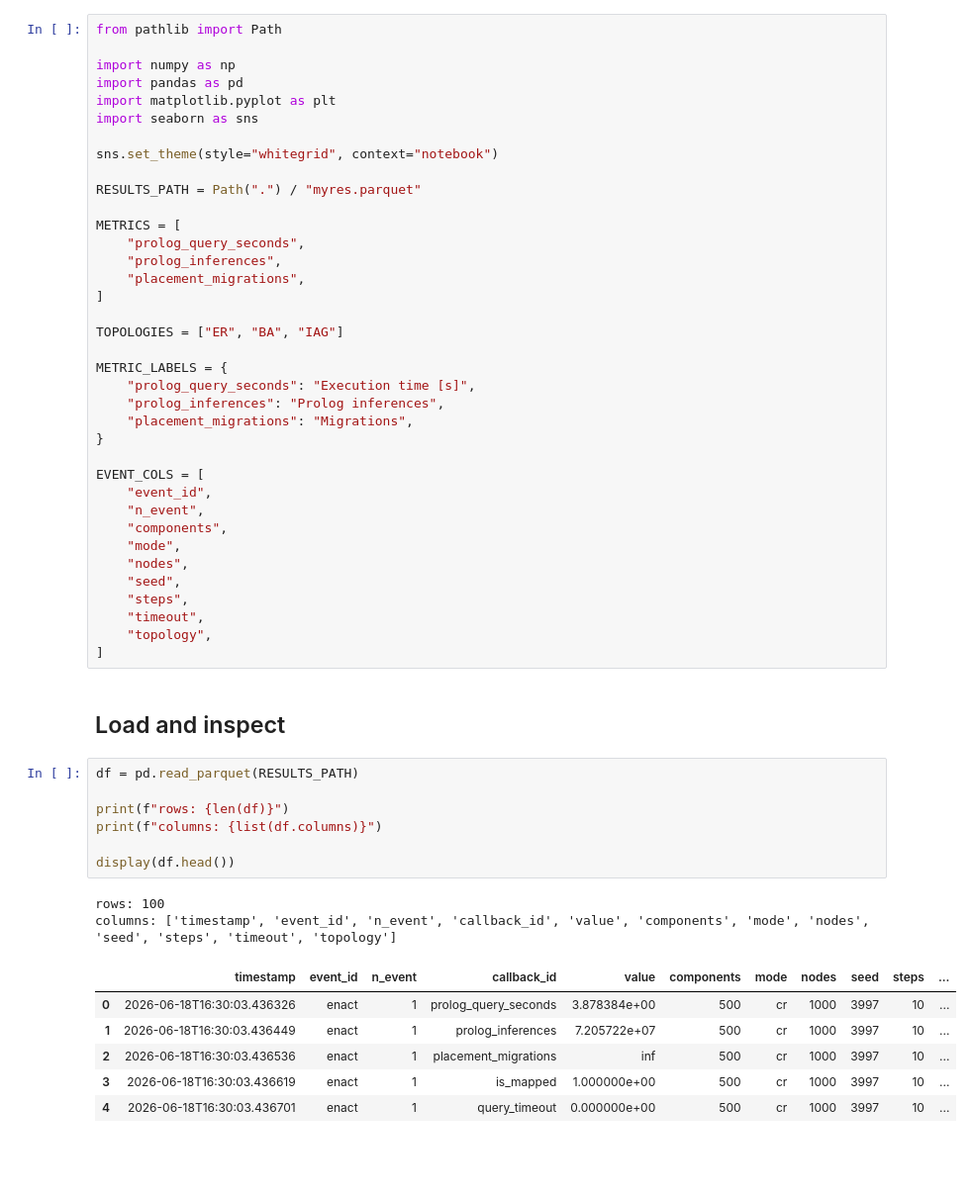
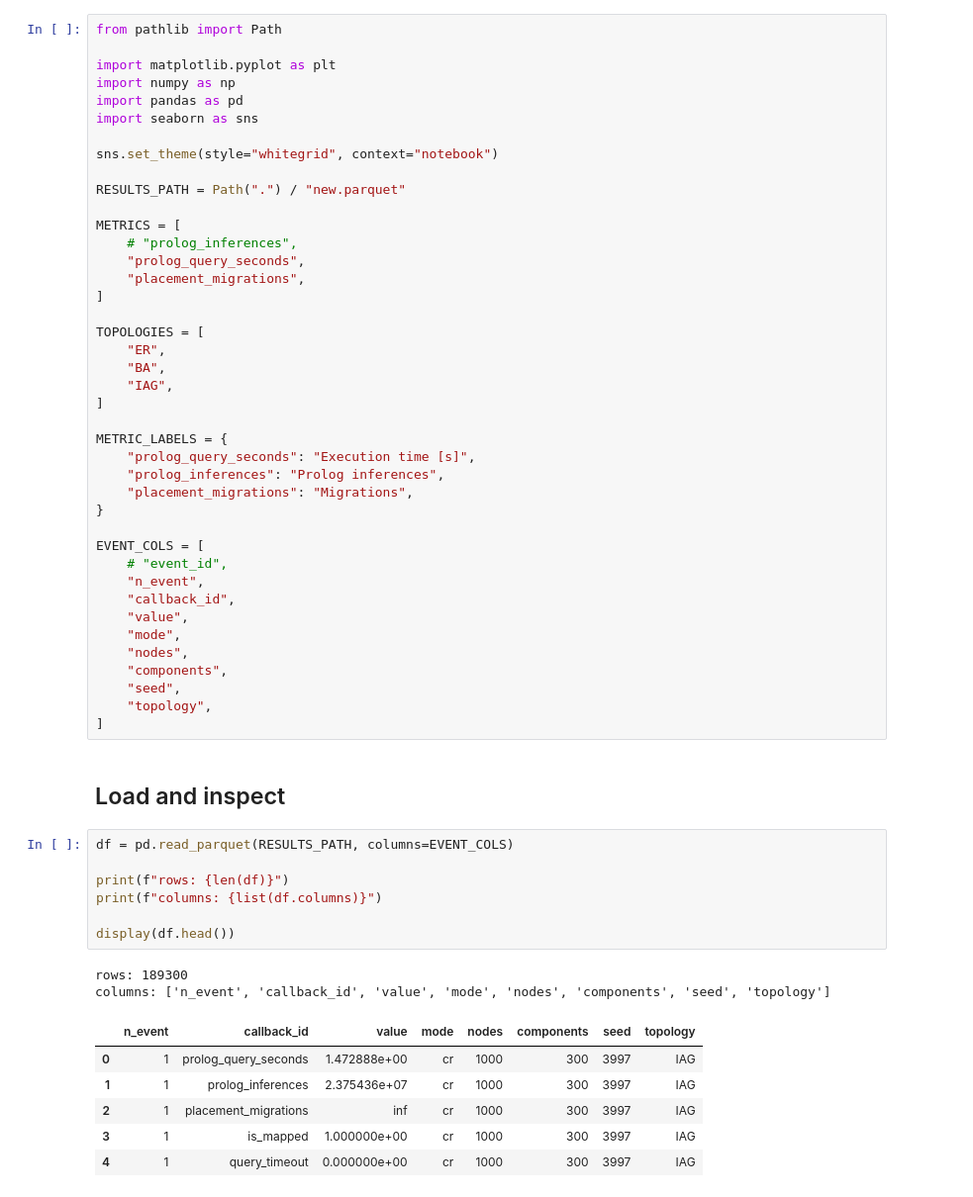
Before and after one commit to di-unipi-socc/sl-cr, a Jupyter notebook: notebooks/analyse.ipynb, the cells around one changed output. Shown at 99% size. Saved outputs shown, nothing was run; the diff lists cells and outputs as text; blank space fills up the shorter version.

```diff
--- a/notebooks/analyse.ipynb
+++ b/notebooks/analyse.ipynb
@@ -9,22 +9,26 @@ The input file is expected to be the merged parquet produced from the experiment
 # %%
 from pathlib import Path
 
+import matplotlib.pyplot as plt
 import numpy as np
 import pandas as pd
-import matplotlib.pyplot as plt
 import seaborn as sns
 
 sns.set_theme(style="whitegrid", context="notebook")
 
-RESULTS_PATH = Path(".") / "myres.parquet"
+RESULTS_PATH = Path(".") / "new.parquet"
 
 METRICS = [
+    # "prolog_inferences",
     "prolog_query_seconds",
-    "prolog_inferences",
     "placement_migrations",
 ]
 
-TOPOLOGIES = ["ER", "BA", "IAG"]
+TOPOLOGIES = [
+    "ER",
+    "BA",
+    "IAG",
+]
 
 METRIC_LABELS = {
     "prolog_query_seconds": "Execution time [s]",
@@ -33,31 +37,31 @@ METRIC_LABELS = {
 }
 
 EVENT_COLS = [
-    "event_id",
+    # "event_id",
     "n_event",
-    "components",
+    "callback_id",
+    "value",
     "mode",
     "nodes",
+    "components",
     "seed",
-    "steps",
-    "timeout",
     "topology",
 ]
 # %% [markdown]
 ## Load and inspect
 # %%
-df = pd.read_parquet(RESULTS_PATH)
+df = pd.read_parquet(RESULTS_PATH, columns=EVENT_COLS)
 
 print(f"rows: {len(df)}")
 print(f"columns: {list(df.columns)}")
 
 display(df.head())
 # %% [output]
-rows: 100
-columns: ['timestamp', 'event_id', 'n_event', 'callback_id', 'value', 'components', 'mode', 'nodes', 'seed', 'steps', 'timeout', 'topology']
+rows: 189300
+columns: ['n_event', 'callback_id', 'value', 'mode', 'nodes', 'components', 'seed', 'topology']
-|  | timestamp | event_id | n_event | callback_id | value | components | mode | nodes | seed | steps | ... |
-| 0 | 2026-06-18T16:30:03.436326 | enact | 1 | prolog_query_seconds | 3.878384e+00 | 500 | cr | 1000 | 3997 | 10 | ... |
-| 1 | 2026-06-18T16:30:03.436449 | enact | 1 | prolog_inferences | 7.205722e+07 | 500 | cr | 1000 | 3997 | 10 | ... |
-| 2 | 2026-06-18T16:30:03.436536 | enact | 1 | placement_migrations | inf | 500 | cr | 1000 | 3997 | 10 | ... |
-| 3 | 2026-06-18T16:30:03.436619 | enact | 1 | is_mapped | 1.000000e+00 | 500 | cr | 1000 | 3997 | 10 | ... |
-| 4 | 2026-06-18T16:30:03.436701 | enact | 1 | query_timeout | 0.000000e+00 | 500 | cr | 1000 | 3997 | 10 | ... |
+|  | n_event | callback_id | value | mode | nodes | components | seed | topology |
+| 0 | 1 | prolog_query_seconds | 1.472888e+00 | cr | 1000 | 300 | 3997 | IAG |
+| 1 | 1 | prolog_inferences | 2.375436e+07 | cr | 1000 | 300 | 3997 | IAG |
+| 2 | 1 | placement_migrations | inf | cr | 1000 | 300 | 3997 | IAG |
+| 3 | 1 | is_mapped | 1.000000e+00 | cr | 1000 | 300 | 3997 | IAG |
+| 4 | 1 | query_timeout | 0.000000e+00 | cr | 1000 | 300 | 3997 | IAG |
```
Also changed, not shown: parts of 23 cells of this notebook.
